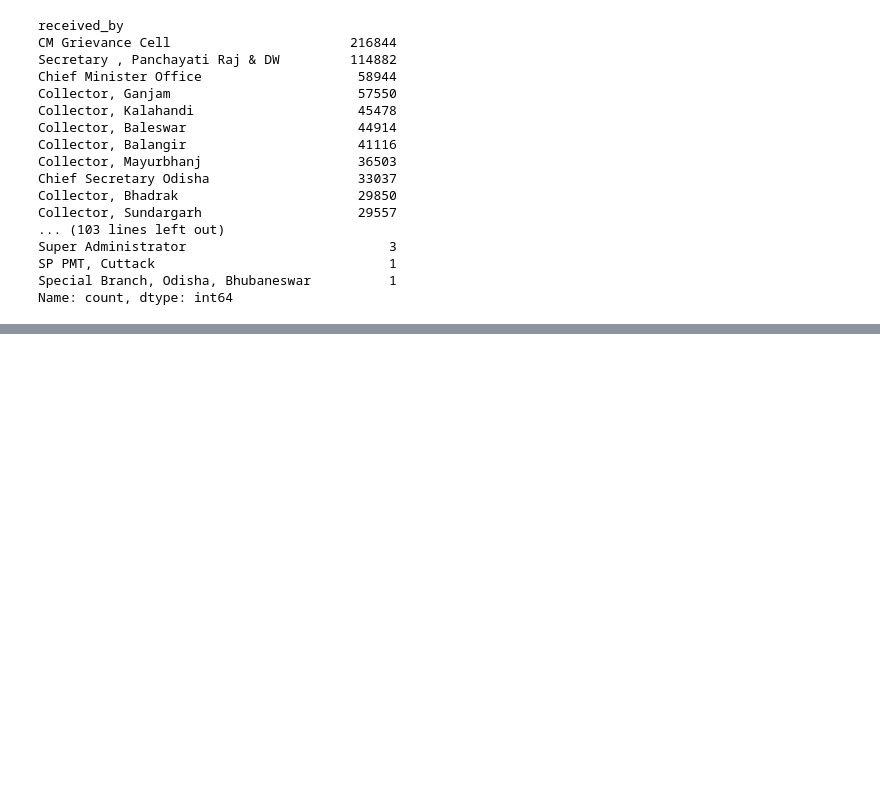
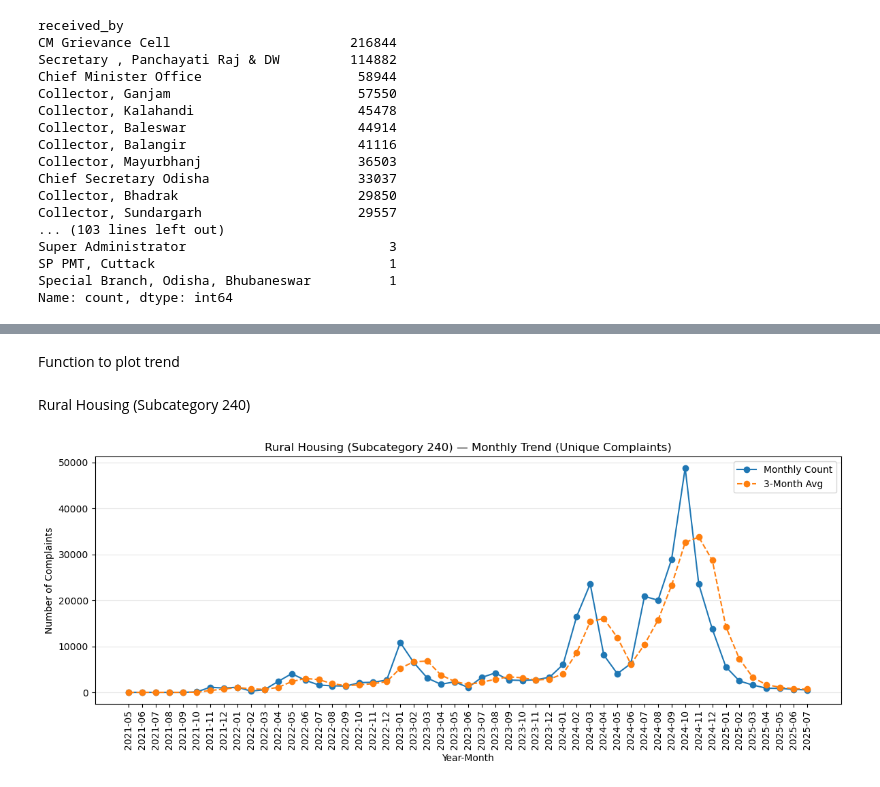
Before and after one commit to Data-Policy-and-Innovation-Centre/grievance, a Jupyter notebook: notebook/datacleaningtrial.ipynb, the cells around one changed output, grey strips where cells are left out. Drawn from its saved outputs; the diff is of its cells as text; code cells hidden in the pictures; blank space fills up the shorter version.

```diff
--- a/notebook/datacleaningtrial.ipynb
+++ b/notebook/datacleaningtrial.ipynb
@@ -570,0 +630,2 @@ df_work['created_on'] = pd.to_datetime(df_work['created_on'])
+# %%
+df_work = add_document_flag(df_work)
@@ -1542,0 +2413,49 @@ dtype: float64
+# %%
+trend_240 = build_monthly_trend(df_work, 240)
+trend_13  = build_monthly_trend(df_work, 13)
+# %% [markdown]
+Function to plot trend
+# %%
+def plot_single_trend(
+    monthly_df,
+    title,
+    count_col="complaint_count"
+):
+    """
+    Plot monthly complaints and rolling average for one subcategory.
+    """
+
+    plt.figure(figsize=(12,5))
+
+    plt.plot(
+        monthly_df['year_month'],
+        monthly_df[count_col],
+        marker='o',
+        label='Monthly Count'
+    )
+
+    plt.plot(
+        monthly_df['year_month'],
+        monthly_df['rolling_3mo_avg'],
+        marker='o',
+        linestyle='--',
+        label='3-Month Avg'
+    )
+
+    plt.xticks(rotation=90)
+    plt.xlabel("Year-Month")
+    plt.ylabel("Number of Complaints")
+    plt.title(title)
+    plt.grid(axis='y', alpha=0.3)
+    plt.legend()
+    plt.tight_layout()
+    plt.show()
+# %% [markdown]
+Rural Housing (Subcategory 240)
+# %%
+plot_single_trend(
+    trend_240,
+    "Rural Housing (Subcategory 240) — Monthly Trend (Unique Complaints)"
+)
+# %% [output]
+[figure, added]
```
Also changed, not shown: parts of 335 cells of this notebook.
